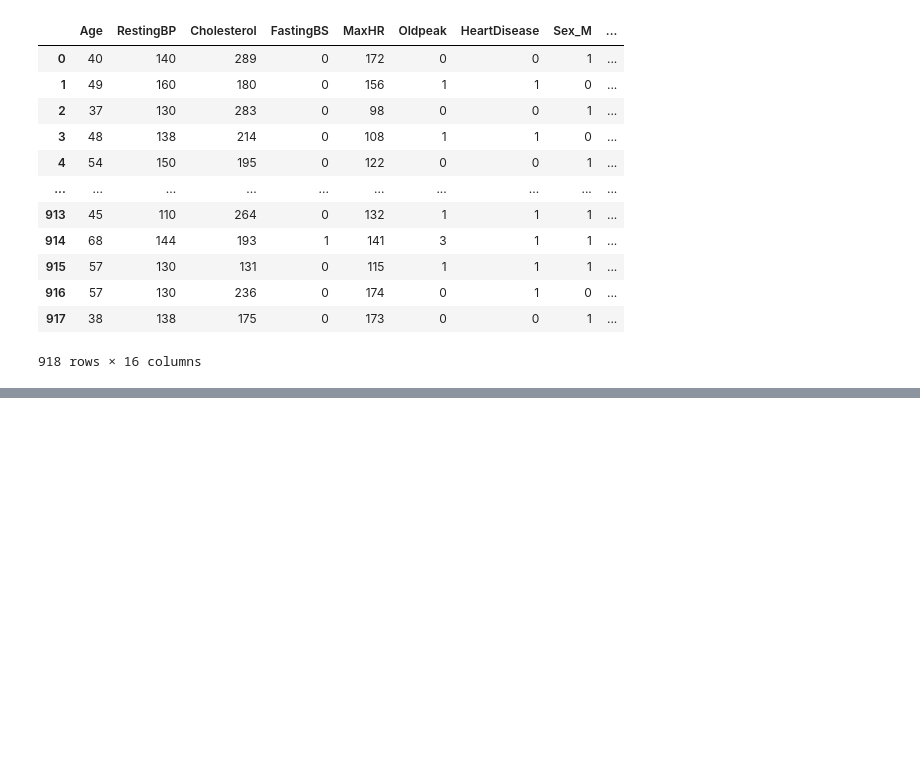
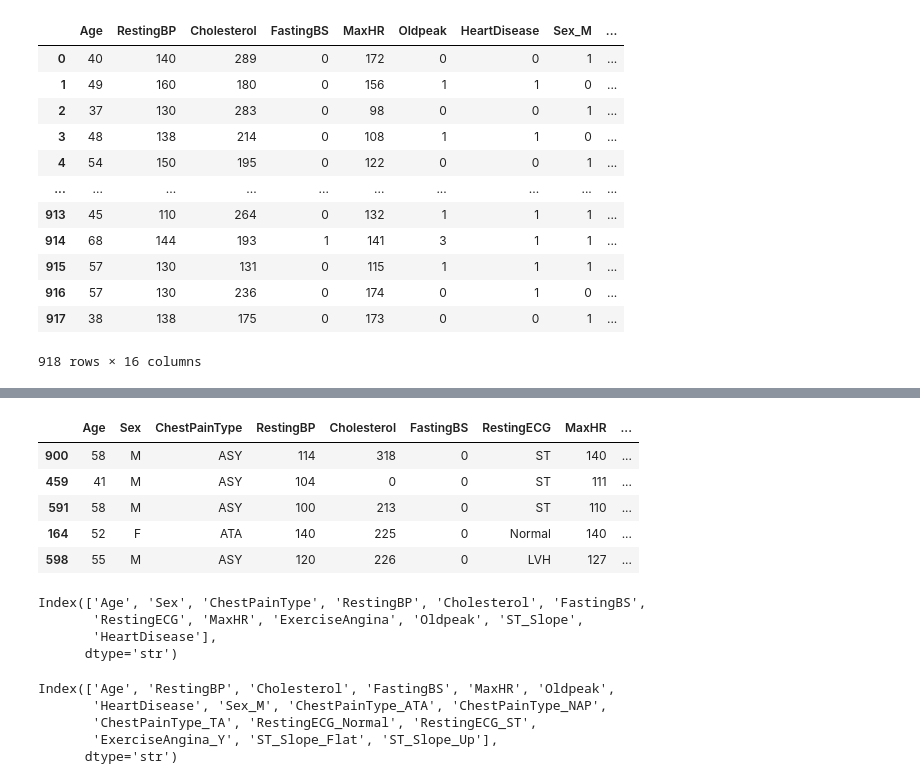
Before and after one commit to AshishMore67/Machine-Learning-Projects, a Jupyter notebook: ML_project_2/Heart-Disease-ML/heart_attack.ipynb, the cells around one changed output, grey strips where cells are left out. Saved outputs shown, nothing was run; the diff lists cells and outputs as text; code cells hidden in the pictures; blank space fills up the shorter version.

```diff
--- a/ML_project_2/Heart-Disease-ML/heart_attack.ipynb
+++ b/ML_project_2/Heart-Disease-ML/heart_attack.ipynb
@@ -240,0 +241,24 @@ df_encode.head()
+# %%
+df.sample(5)
+# %% [output]
+|  | Age | Sex | ChestPainType | RestingBP | Cholesterol | FastingBS | RestingECG | MaxHR | ... |
+| 900 | 58 | M | ASY | 114 | 318 | 0 | ST | 140 | ... |
+| 459 | 41 | M | ASY | 104 | 0 | 0 | ST | 111 | ... |
+| 591 | 58 | M | ASY | 100 | 213 | 0 | ST | 110 | ... |
+| 164 | 52 | F | ATA | 140 | 225 | 0 | Normal | 140 | ... |
+| 598 | 55 | M | ASY | 120 | 226 | 0 | LVH | 127 | ... |
+# %%
+df.columns
+# %% [output]
+Index(['Age', 'Sex', 'ChestPainType', 'RestingBP', 'Cholesterol', 'FastingBS',
+       'RestingECG', 'MaxHR', 'ExerciseAngina', 'Oldpeak', 'ST_Slope',
+       'HeartDisease'],
+      dtype='str')
+# %%
+df_encode.columns
+# %% [output]
+Index(['Age', 'RestingBP', 'Cholesterol', 'FastingBS', 'MaxHR', 'Oldpeak',
+       'HeartDisease', 'Sex_M', 'ChestPainType_ATA', 'ChestPainType_NAP',
+       'ChestPainType_TA', 'RestingECG_Normal', 'RestingECG_ST',
+       'ExerciseAngina_Y', 'ST_Slope_Flat', 'ST_Slope_Up'],
+      dtype='str')
```
Also changed, not shown: parts of 2 cells of this notebook.
